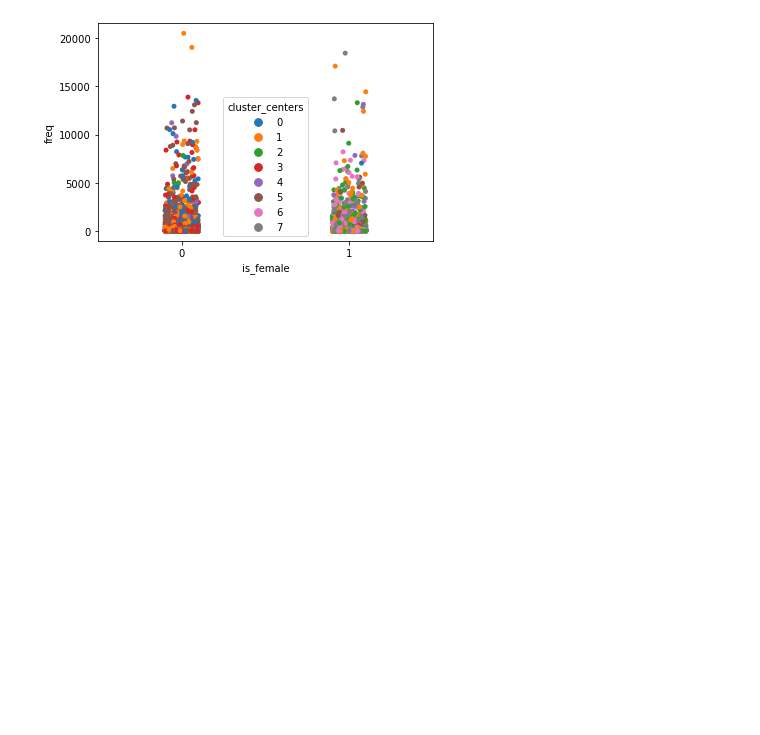
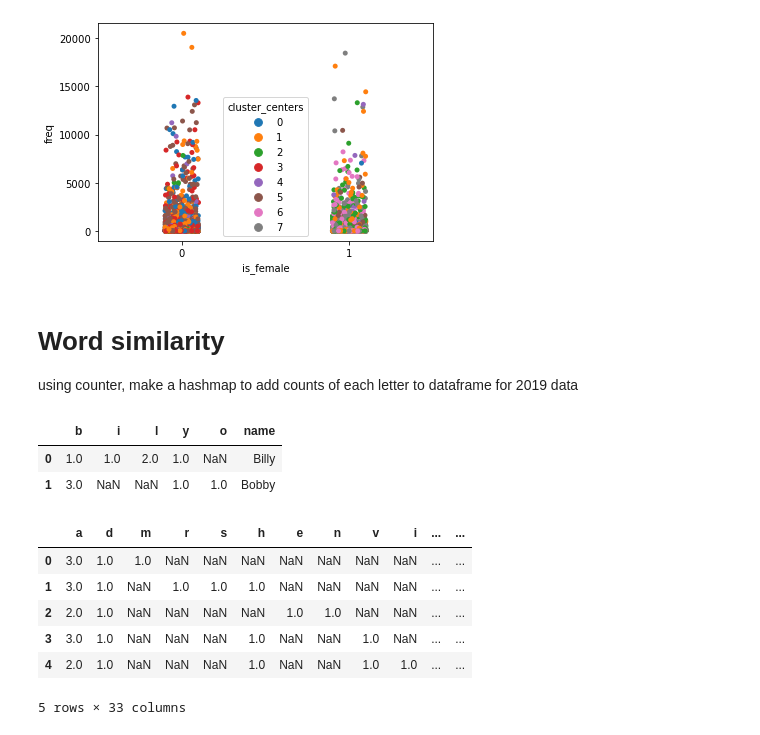
Before and after one commit to rejexx/babyNames, a Jupyter notebook: clustering_baby_names.ipynb, the cells around one changed output. Saved outputs shown, nothing was run; the diff lists cells and outputs as text; code cells hidden in the pictures; blank space fills up the shorter version.

```diff
--- a/clustering_baby_names.ipynb
+++ b/clustering_baby_names.ipynb
@@ -182,0 +181,29 @@ USA_2019.sort_values(by="cluster_centers")
+# %% [markdown]
+# Word similarity
+using counter, make a hashmap to add counts of each letter to dataframe for 2019 data
+# %%
+#using counter, make a hashmap to add counts of each letter to dataframe for 2019 data
+# Do a mini-toy test to make sure this will work
+bobby = Counter("Bobby".lower())
+billy = Counter("Billy".lower())
+df = pd.DataFrame(["Billy", "Bobby"], columns=["name"])
+series = df.name.apply(str.lower).apply(Counter)
+pd.merge(pd.DataFrame(dict(series)).T, df, how="outer", right_index=True, left_index=True)
+# %% [output]
+|  | b | i | l | y | o | name |
+| 0 | 1.0 | 1.0 | 2.0 | 1.0 | NaN | Billy |
+| 1 | 3.0 | NaN | NaN | 1.0 | 1.0 | Bobby |
+# %%
+# Try the same thing on the 2019 data
+series = USA_2019.name.apply(str.lower).apply(Counter)
+USA_2019_lcount = pd.merge(pd.DataFrame(dict(series)).T, USA_2019, how="outer", right_index=True, left_index=True)
+USA_2019_lcount.drop(["cluster_centers"], axis="columns")
+USA_2019_lcount.head()
+# %% [output]
+|  | a | d | m | r | s | h | e | n | v | i | ... | ... |
+| 0 | 3.0 | 1.0 | 1.0 | NaN | NaN | NaN | NaN | NaN | NaN | NaN | ... | ... |
+| 1 | 3.0 | 1.0 | NaN | 1.0 | 1.0 | 1.0 | NaN | NaN | NaN | NaN | ... | ... |
+| 2 | 2.0 | 1.0 | NaN | NaN | NaN | NaN | 1.0 | 1.0 | NaN | NaN | ... | ... |
+| 3 | 3.0 | 1.0 | NaN | NaN | NaN | 1.0 | NaN | NaN | 1.0 | NaN | ... | ... |
+| 4 | 2.0 | 1.0 | NaN | NaN | NaN | 1.0 | NaN | NaN | 1.0 | 1.0 | ... | ... |
+5 rows × 33 columns
```
Also changed, not shown: parts of 11 cells of this notebook.
